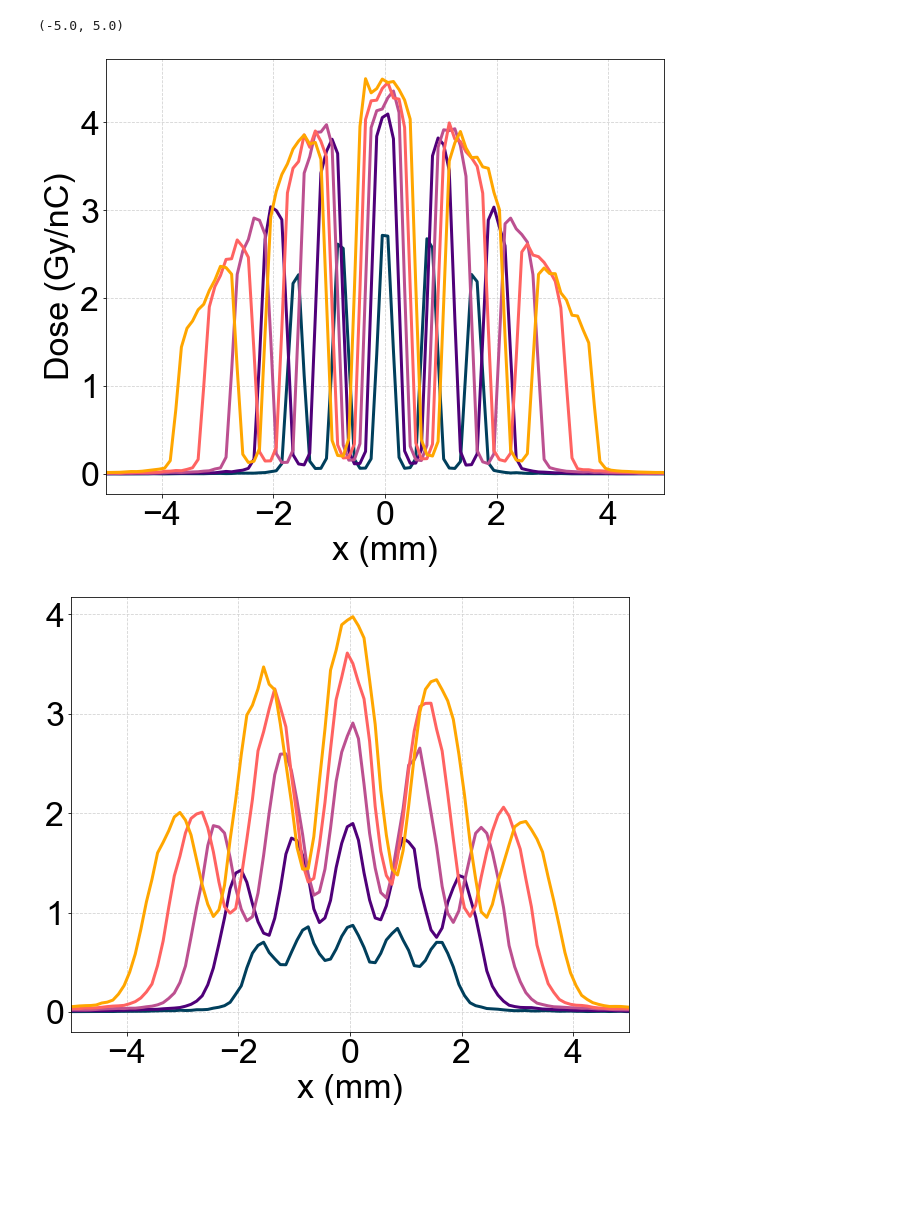
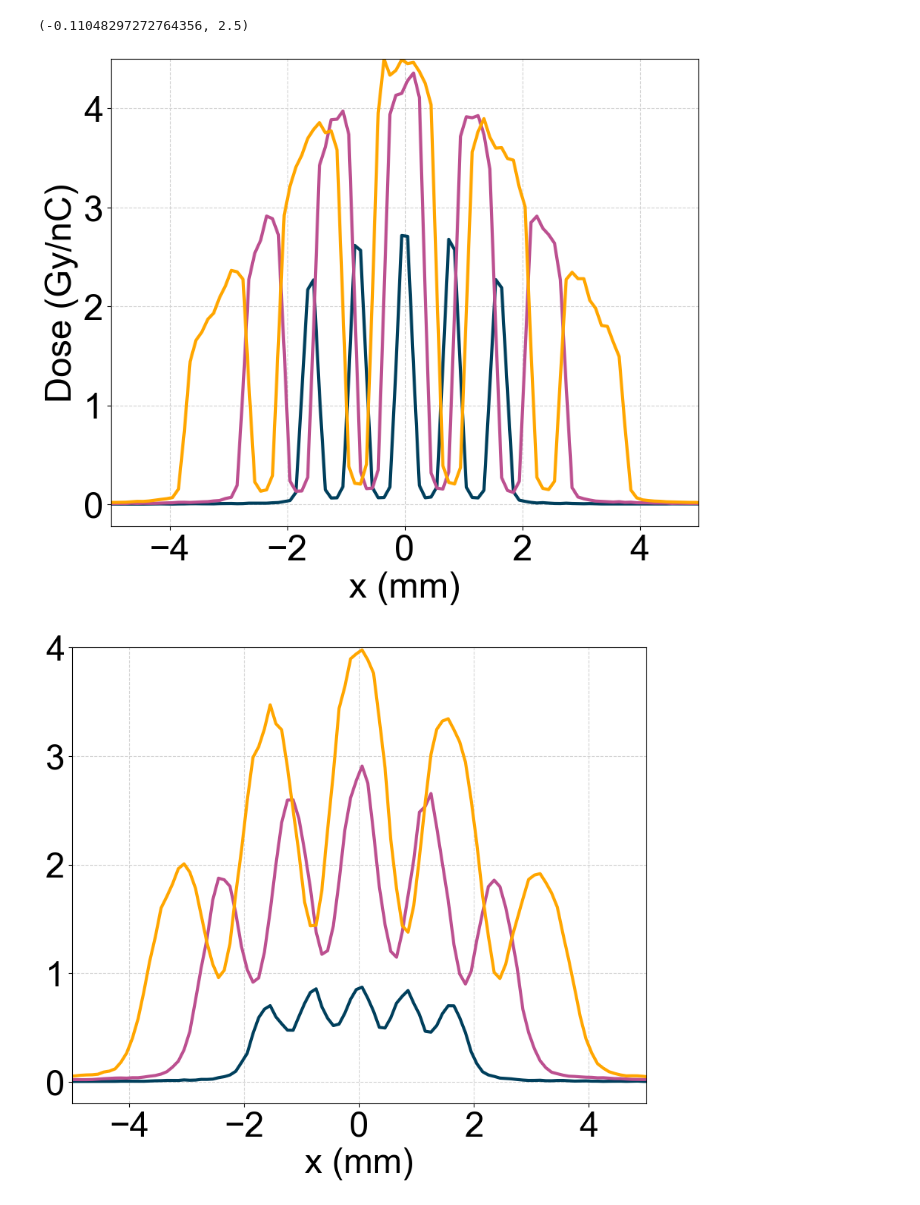
Before and after one commit to NathanClements2000/MedPhysAndSchool, a Jupyter notebook: Read SFRT Topas CSV-vhee-holeopt.ipynb, the cells around one changed output. Saved outputs shown, nothing was run; the diff lists cells and outputs as text; code cells hidden in the pictures; blank space fills up the shorter version.

Commit message:
Changes to figures for publication

```diff
--- a/Read SFRT Topas CSV-vhee-holeopt.ipynb
+++ b/Read SFRT Topas CSV-vhee-holeopt.ipynb
@@ -844,53 +853,56 @@ font = {'family' : 'Arial',
 
 matplotlib.rc('font', **font)
 
-
+matplotlib.rcParams['axes.prop_cycle'] = matplotlib.cycler(color=['#003f5c','#bc5090','#ffa600'])
 
 figure(1,figsize=(10,8))
 #plt.title('0-5 mm depth in water')
 #plt.title('CLEAR '+str(energy)+', '+col+', '+str(hist)+', 0-0.5 cm depth, '+str(CSD)+' cm CSD')
 plt.plot(x,profile03_1,label='0.3 cm',lw=3)
-plt.plot(x,profile05_1,label='5 cm',lw=3)
+#plt.plot(x,profile05_1,label='5 cm',lw=3,ls='--')
 plt.plot(x,profile07_1,label='7 cm',lw=3)
-plt.plot(x,profile09_1,label='9 cm',lw=3)
+#plt.plot(x,profile09_1,label='9 cm',lw=3,ls='--')
 plt.plot(x,profile11_1,label='11 cm',lw=3)
 #plt.legend(title='Collimator thickness')
 plt.xlabel('x (mm)')
 plt.ylabel('Dose (Gy/nC)')
 plt.grid(c='lightgray',ls='--')
 plt.xlim(-5,5)
+plt.ylim(top=4.5)
 
 
 
 figure(2,figsize=(10,8))
 #plt.title('20-25 mm depth in water')
 plt.plot(x,profile03_2,label='3',lw=3)
-plt.plot(x,profile05_2,label='5',lw=3)
+#plt.plot(x,profile05_2,label='5',lw=3)
 plt.plot(x,profile07_2,label='7',lw=3)
-plt.plot(x,profile09_2,label='9',lw=3)
+#plt.plot(x,profile09_2,label='9',lw=3)
 plt.plot(x,profile11_2,label='11',lw=3)
 #plt.legend()
 plt.xlabel('x (mm)')
 #plt.ylabel('Dose (Gy/nC)')
 plt.grid(c='lightgray',ls='--')
 plt.xlim(-5,5)
+plt.ylim(top=4)
 
-figure(3,figsize=(10,8))
+figure(3,figsize=(15,8))
 #plt.title('40-45 mm depth in water')
 #plt.title('CLEAR '+str(energy)+', '+col+', '+str(hist)+', 4-4.5 cm depth, '+str(CSD)+' cm CSD')
-plt.plot(x,profile03_3,label='30 mm',lw=3)
-plt.plot(x,profile05_3,label='50 mm',lw=3)
-plt.plot(x,profile07_3,label='70 mm',lw=3)
-plt.plot(x,profile09_3,label='90 mm',lw=3)
-plt.plot(x,profile11_3,label='110 mm',lw=3)
+plt.plot(x,profile03_3,label='0.3 mm',lw=3)
+#plt.plot(x,profile05_3,label='50 mm',lw=3)
+plt.plot(x,profile07_3,label='0.7 mm',lw=3)
+#plt.plot(x,profile09_3,label='90 mm',lw=3)
+plt.plot(x,profile11_3,label='1.1 mm',lw=3)
 #plt.legend()
 plt.xlabel('x (mm)')
 #plt.ylabel('Dose (Gy/nC)')
 plt.grid(c='lightgray',ls='--')
 plt.xlim(-5,5)
-#l4 = plt.legend(bbox_to_anchor=(0, 1.02, 1, 0.2), loc="lower left",
-#mode="expand", borderaxespad=0, ncol=5,title='Collimator thickness')
+l4 = plt.legend(bbox_to_anchor=(0, 1.02, 1, 0.2), loc="lower left",
+mode="expand", borderaxespad=0, ncol=5,title='Septal width')
+plt.ylim(top=2.5)
 # %% [output]
-(-5.0, 5.0)
+(-0.11048297272764356, 2.5)
-[figure, old version]
+[figure, new version]
-[figure, old version]
+[figure, new version]
```
Also changed, not shown: parts of 4 cells of this notebook, 2 other files.
